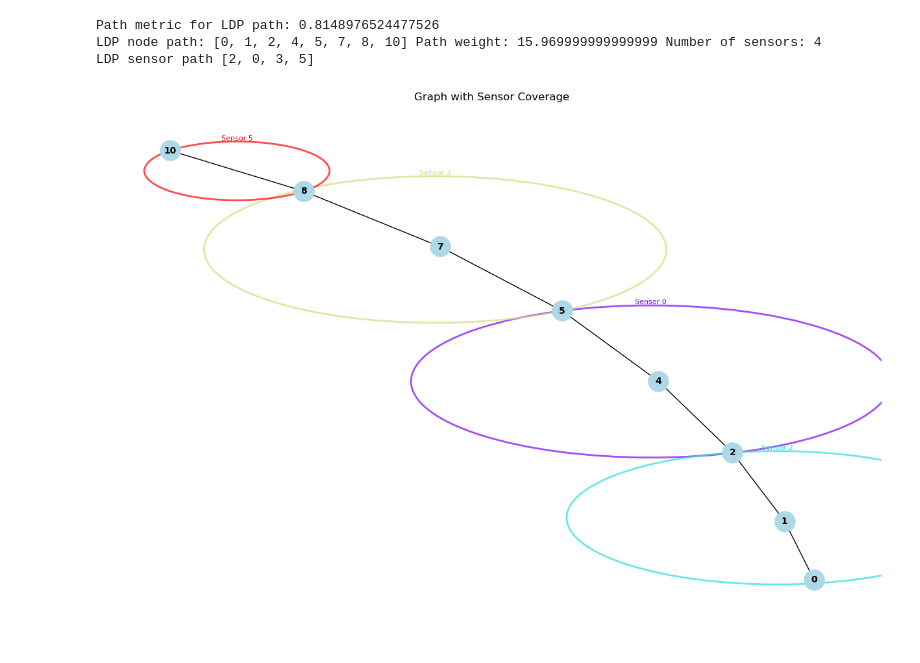
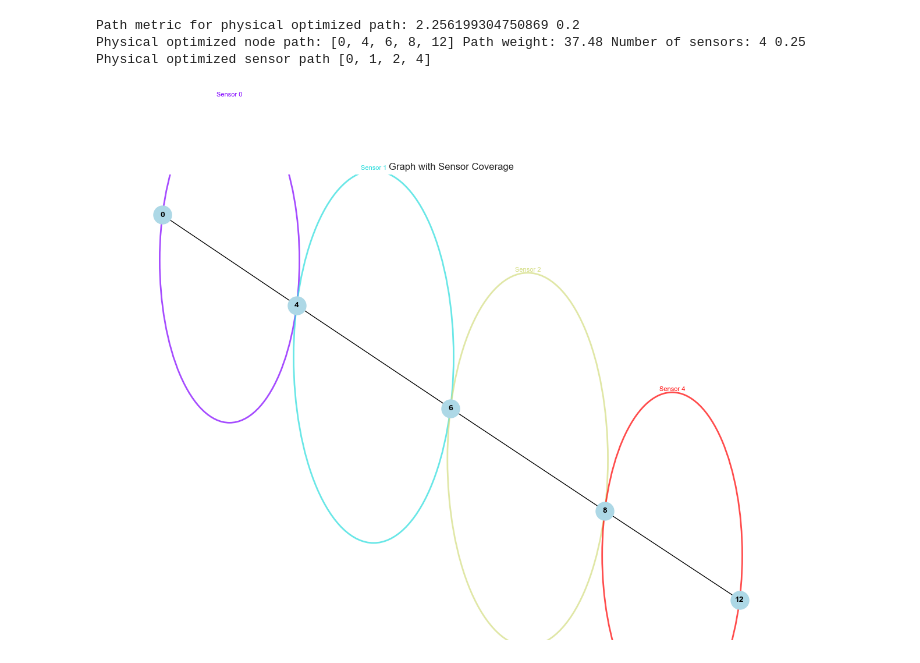
Before and after one commit to Yaweni/Multi-DPP, a Jupyter notebook: Graphs and sensors.ipynb, the cells around one changed output. Drawn from its saved outputs; the diff is of its cells as text; code cells hidden in the pictures.

```diff
--- a/Graphs and sensors.ipynb
+++ b/Graphs and sensors.ipynb
@@ -532,17 +475,22 @@ def draw_graphs(Gp, Gs, C, S, pos):
     plt.tight_layout()
     plt.show()
 # %%
-def evaluate_path_and_sensor(G1,weight_path,path,number_sensors,diameter_physical,available_sensors,truthful_physical,truthful_sensor, weights):
+def evaluate_path_and_sensor(G1,G2,weight_path,path,number_sensors,diameter_physical,available_sensors,truthful_physical,truthful_sensor, weights,targets):
+    if set(path[:-1]).intersection(set(targets)):
+        #print('Unfeasible path')
+        return 20.00
+    if number_of_sensors<2:
+        return 20.00
     path_metric=0
     sensor_metric=0
     norm_factor=sum(weights)
     weights_final=[(w/norm_factor) for w in weights]
-    path_metric=((weight_path/diameter_physical) + (len(path)/len(G1.nodes())))/2
-
+    diameter=nx.diameter(G1,weight='weight')
+    path_metric=weight_path/diameter
+    available_sensors=G2.number_of_nodes()
     sensor_metric=number_sensors/available_sensors
 
-
-    path_score=(weights_final[0]*(path_metric*diameter_physical)) +(weights_final[1]*sensor_metric) + (weights_final[2]*(truthful_physical*len(path))) + (weights_final[3]*(number_of_sensors*truthful_sensor))
+    path_score= (weights_final[0] * path_metric) + (weights_final[1] * (len(path) / len(G1.nodes()))) + (weights_final[2] * sensor_metric) + (weights_final[3] * (truthful_physical*len(path))*len(path)) + (weights_final[4] *  (truthful_sensor*number_of_sensors)*number_of_sensors)
 
     return path_score
 # %%
@@ -1201,15 +899,15 @@ def best_physical_path_strategy_(G1, e1,G2, sensor_mapping,target_id,sensor_edge
     return path_weight,number_of_sensors,physical_diameter,sensor_diameter,deceptiveness,percent_truthful_sensor,complete_path,complete_sensor_path
 # %%
 # Parameters
-num_physical_nodes = 12
-probability = 0.7
+num_physical_nodes = 15
+probability = 0.8
 num_targets = 3
-num_sensors = 6
-sensor_radius = 50 # This now represents the maximum cumulative edge weight
+num_sensors = 8
+sensor_radius = 12 # This now represents the maximum cumulative edge weight
 inter_param=3#Represents the connectivity of the sensor graph
-max_nodes_per_sensor=4
+max_nodes_per_sensor=3
 min_weight=1
-max_weight=3
+max_weight=7
 
 # Generate physical graph and coverage mapping
 Gp,targets = create_physical_graph(num_physical_nodes, probability, num_targets,min_weight,max_weight)
@@ -1250,28 +945,29 @@ draw_graphs(Gp,Gs, C, S, pos)
 # %%
 path_length_weight=1
+number_of_nodes_weight=1
 number_of_sensors_weight=1
-physical_path_deception_weight=10
-sensor_path_deception_weight=10
-weights=[path_length_weight,number_of_sensors_weight,physical_path_deception_weight,sensor_path_deception_weight]
+physical_path_deception_weight=1
+sensor_path_deception_weight=1
+weights=[path_length_weight,number_of_nodes_weight,number_of_sensors_weight,physical_path_deception_weight,sensor_path_deception_weight]
 # %%
-path_weight,number_of_sensors,physical_diameter,sensor_diameter,percent_truthful_node ,percent_truthful_sensor,complete_path,complete_sensor_path=best_physical_path_strategy_(Gp,0,Gs,S,target_start,Se,C)
-path_metric=evaluate_path_and_sensor(Gp,path_weight,complete_path,number_of_sensors,physical_diameter,sensor_diameter,percent_truthful_node,percent_truthful_sensor,weights)
-print('Path metric for LDP path:',path_metric)
-print('LDP node path:',complete_path,'Path weight:',path_weight,'Number of sensors:',number_of_sensors)
-print('LDP sensor path',complete_sensor_path)
+path_weight,number_of_sensors,physical_diameter,sensor_diameter,percent_truthful_node ,percent_truthful_sensor,complete_path,complete_sensor_path=best_physical_path_strategy_(Gp,0,Gs,S,target_start,Se,C,weights)
+path_metric=evaluate_path_and_sensor(Gp,Gs,path_weight,complete_path,number_of_sensors,nx.diameter(Gp,weight='weight'),nx.diameter(Gs),percent_truthful_node,percent_truthful_sensor,weights,targets)
+print('Path metric for physical optimized path:',path_metric,percent_truthful_node)
+print('Physical optimized node path:',complete_path,'Path weight:',path_weight,'Number of sensors:',number_of_sensors,percent_truthful_sensor)
+print('Physical optimized sensor path',complete_sensor_path)
 path_subgraph=nx.path_graph(complete_path)
 adjusted_mapping={}
 for sensor,mapping in S.items():
     if sensor in complete_sensor_path:
         new_map=set()
         for node in mapping:
             if node in complete_path:
                 new_map.add(node)
         adjusted_mapping[sensor]=new_map
 
 draw_graph_with_sensors(path_subgraph, adjusted_mapping)
 # %% [output]
-Path metric for LDP path: 0.8148976524477526
-LDP node path: [0, 1, 2, 4, 5, 7, 8, 10] Path weight: 15.969999999999999 Number of sensors: 4
-LDP sensor path [2, 0, 3, 5]
+Path metric for physical optimized path: 2.256199304750869 0.2
+Physical optimized node path: [0, 4, 6, 8, 12] Path weight: 37.48 Number of sensors: 4 0.25
+Physical optimized sensor path [0, 1, 2, 4]
-[figure, old version]
+[figure, new version]
```
Also changed, not shown: parts of 33 cells of this notebook.
